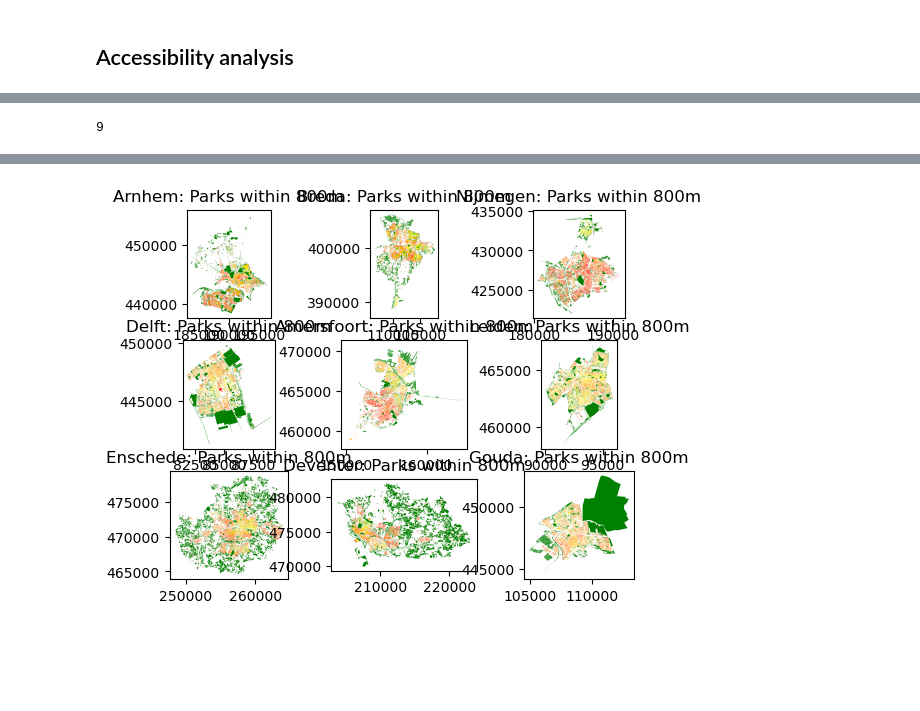
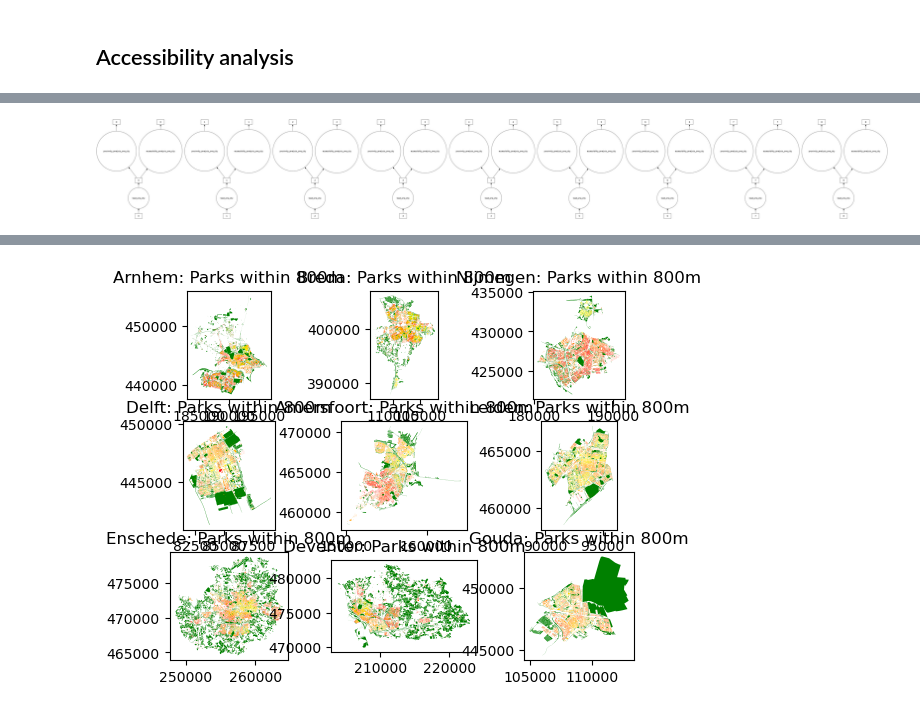
Before and after one commit to RS-DAT/2023-05-22-scalable-GIS, a Jupyter notebook: notebooks/02-accessibility-analysis-multi-city.ipynb, the cells around one changed output, grey strips where cells are left out. Saved outputs shown, nothing was run; the diff lists cells and outputs as text; code cells hidden in the pictures; blank space fills up the shorter version.

```diff
--- a/notebooks/02-accessibility-analysis-multi-city.ipynb
+++ b/notebooks/02-accessibility-analysis-multi-city.ipynb
@@ -147,7 +102,7 @@ results_cities
 # %% [markdown]
 ## Accessibility analysis
 # %%
-def accessible_analysis_one_city(gdf_city):
+def accessibility_analysis_one_city(gdf_city):
 
     # build network
     network = build_network_one_city(gdf_city)
@@ -176,5 +131,5 @@ def accessible_analysis_one_city(gdf_city):
 
     return [accessibility, buildings]
 # %%
-bags = db.from_sequence(gdf_cities, npartitions=2)
-accessibility_cities = bags.map(accessible_analysis_one_city).compute()
+# bags = db.from_sequence(gdf_cities, npartitions=2)
+accessibility_cities = gdf_cities.map(accessibility_analysis_one_city)
@@ -199,4 +136,4 @@ Range graph removed 17222 edges of 33344
-# %%
-len(accessibility_cities)
-# %% [output]
-9
+# %%
+dask.visualize([proximity_cities, accessibility_cities])
+# %% [output]
+[figure, added]
```
Also changed, not shown: parts of 13 cells of this notebook.
